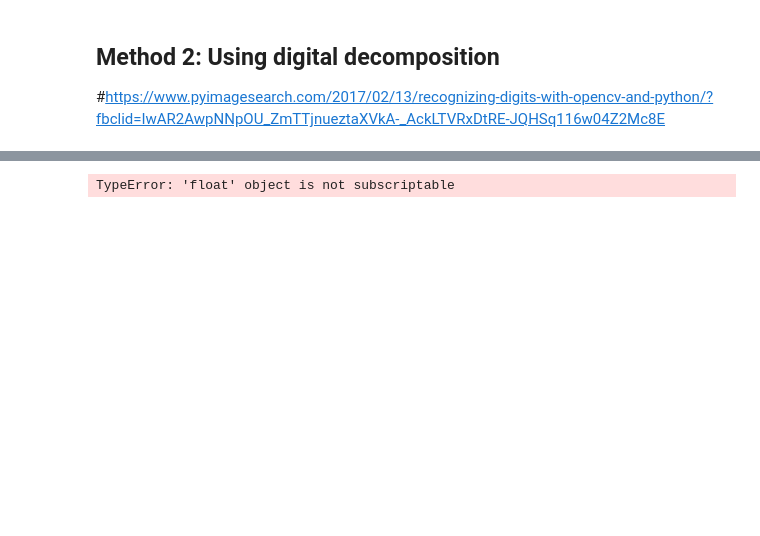
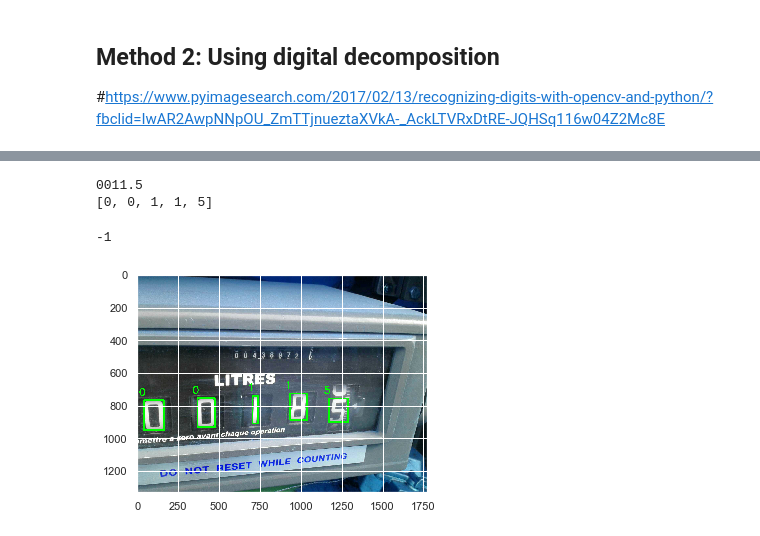
Before and after one commit to raphaaael95/Eleven_study, a Jupyter notebook: analog_images-Camille.ipynb, the cells around one changed output, grey strips where cells are left out. Saved outputs shown, nothing was run; the diff lists cells and outputs as text; code cells hidden in the pictures; blank space fills up the shorter version.

Commit message:
two methods number detection

```diff
--- a/analog_images-Camille.ipynb
+++ b/analog_images-Camille.ipynb
@@ -162,4 +210,8 @@ plt.imshow(im)
 # %%
+digitCnts = contours.sort_contours(digitCnts,
+    method="left-to-right")[0]
+digits = []
+
 for c in digitCnts:
     (x, y, w, h) = cv2.boundingRect(c)
     #cv2.rectangle(im, (x, y), (x + w, y + h), (0, 255, 0), 3)
@@ -178,34 +230,38 @@ for c in digitCnts:
         ((w - dW, 0), (w, h // 2)), # top-right
         ((0, (h // 2) - dHC) , (w, (h // 2) + dHC)), # center
         ((0, h // 2), (dW, h)), # bottom-left
         ((w - dW, h // 2), (w, h)), # bottom-right
         ((0, h - dH), (w, h)) # bottom
     ]
     on = [0] * len(segments)
 
     # loop over the segments
     for (i, ((xA, yA), (xB, yB))) in enumerate(segments):
         # extract the segment ROI, count the total number of
         # thresholded pixels in the segment, and then compute
         # the area of the segment
         segROI = roi[yA:yB, xA:xB]
         total = cv2.countNonZero(segROI)
         area = (xB - xA) * (yB - yA)
 
         # if the total number of non-zero pixels is greater than
         # 50% of the area, mark the segment as "on"
         if total / float(area) > 0.5:
             on[i]= 1
 
     # lookup the digit and draw it on the image
     digit = DIGITS_LOOKUP[tuple(on)]
     digits.append(digit)
     cv2.rectangle(output, (x, y), (x + w, y + h), (0, 255, 0), 1)
-    cv2.putText(output, str(digit), (x - 10, y - 10),
-        cv2.FONT_HERSHEY_SIMPLEX, 0.65, (0, 255, 0), 2)
+    cv2.putText(output, str(digit), (x - 30, y - 30),
+        cv2.FONT_HERSHEY_SIMPLEX, 2, (0, 255, 0), 5)
 
-print(u"{}{}.{} \u00b0C".format(*digits))
+print("{}{}{}{}.{}".format(*digits))
+print(digits)
 plt.imshow(output)
 cv2.waitKey(0)
 # %% [output]
-TypeError: 'float' object is not subscriptable
+0011.5
+[0, 0, 1, 1, 5]
+-1
+[figure, added]
```
Also changed, not shown: parts of 3 cells of this notebook.
